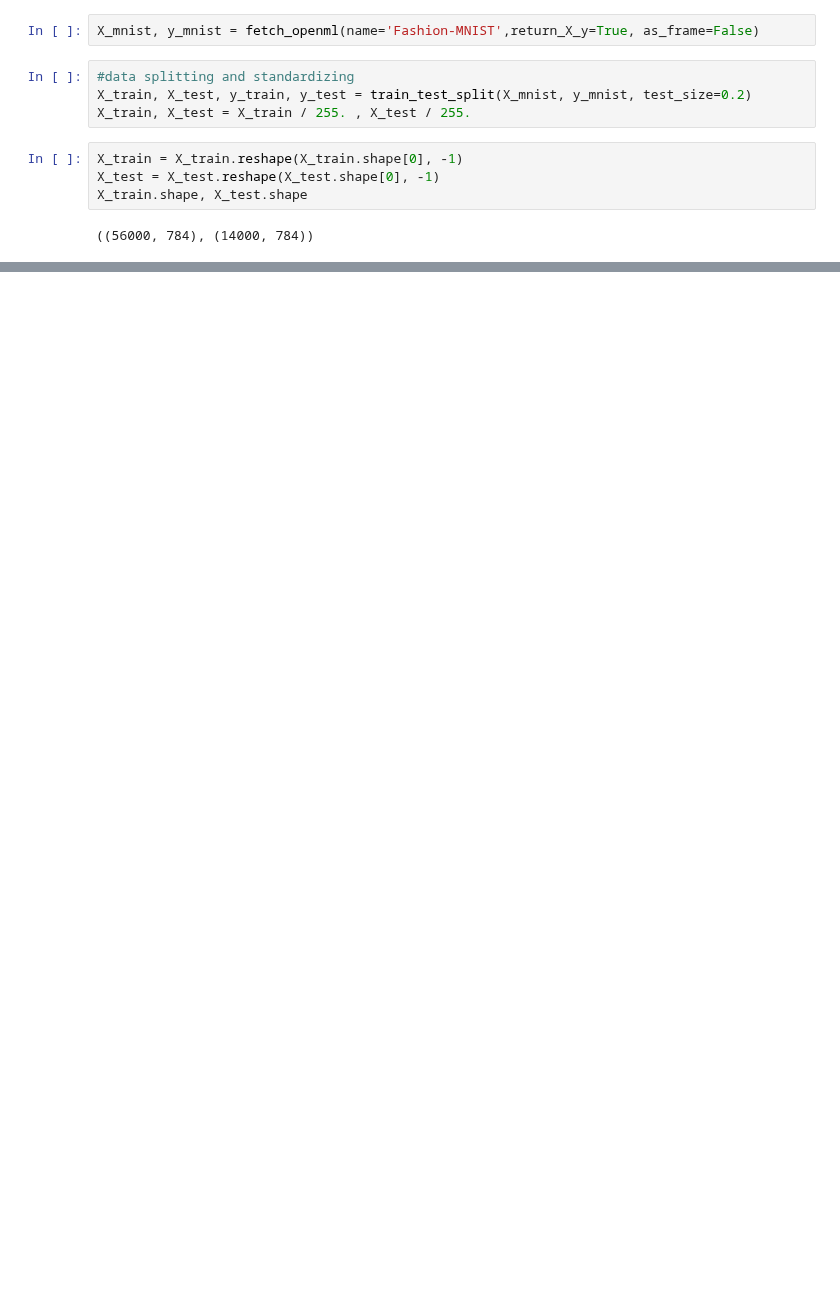
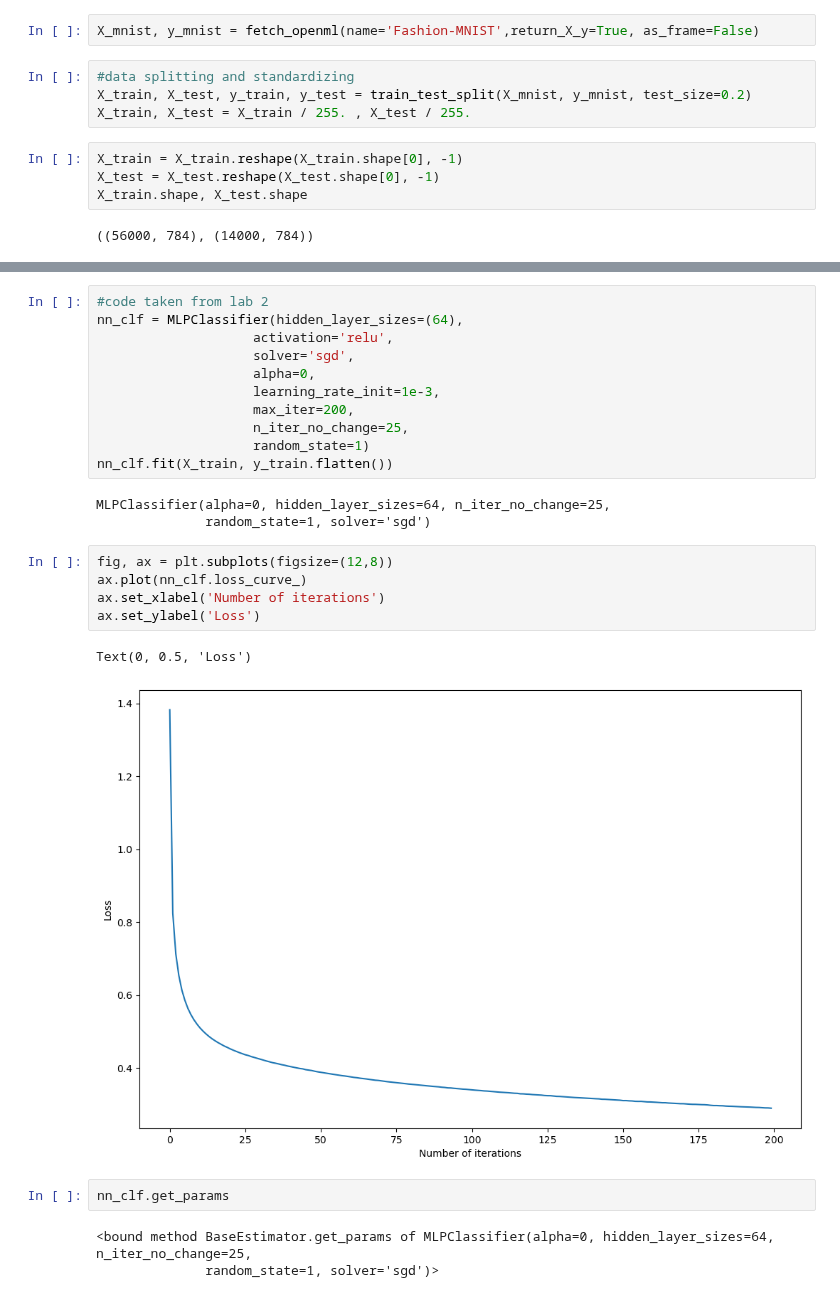
Before and after one commit to Elicit3495/MachineLearningProject22, a Jupyter notebook: Untitled7.ipynb, the cells around one changed output, grey strips where cells are left out. Cells and saved outputs as stored; diff of their text form; blank space fills up the shorter version.

```diff
--- a/Untitled7.ipynb
+++ b/Untitled7.ipynb
@@ -26,0 +38,27 @@ print('Testing accuracy: ', round(logreg.score(test_x, test_y.flatten()),2))
+# %%
+#code taken from lab 2
+nn_clf = MLPClassifier(hidden_layer_sizes=(64),
+                    activation='relu',
+                    solver='sgd',
+                    alpha=0,
+                    learning_rate_init=1e-3,
+                    max_iter=200,
+                    n_iter_no_change=25,
+                    random_state=1)
+nn_clf.fit(X_train, y_train.flatten())
+# %% [output]
+MLPClassifier(alpha=0, hidden_layer_sizes=64, n_iter_no_change=25,
+              random_state=1, solver='sgd')
+# %%
+fig, ax = plt.subplots(figsize=(12,8))
+ax.plot(nn_clf.loss_curve_)
+ax.set_xlabel('Number of iterations')
+ax.set_ylabel('Loss')
+# %% [output]
+Text(0, 0.5, 'Loss')
+[figure, added]
+# %%
+nn_clf.get_params
+# %% [output]
+<bound method BaseEstimator.get_params of MLPClassifier(alpha=0, hidden_layer_sizes=64, n_iter_no_change=25,
+              random_state=1, solver='sgd')>
```
Also changed, not shown: parts of 5 cells of this notebook.
